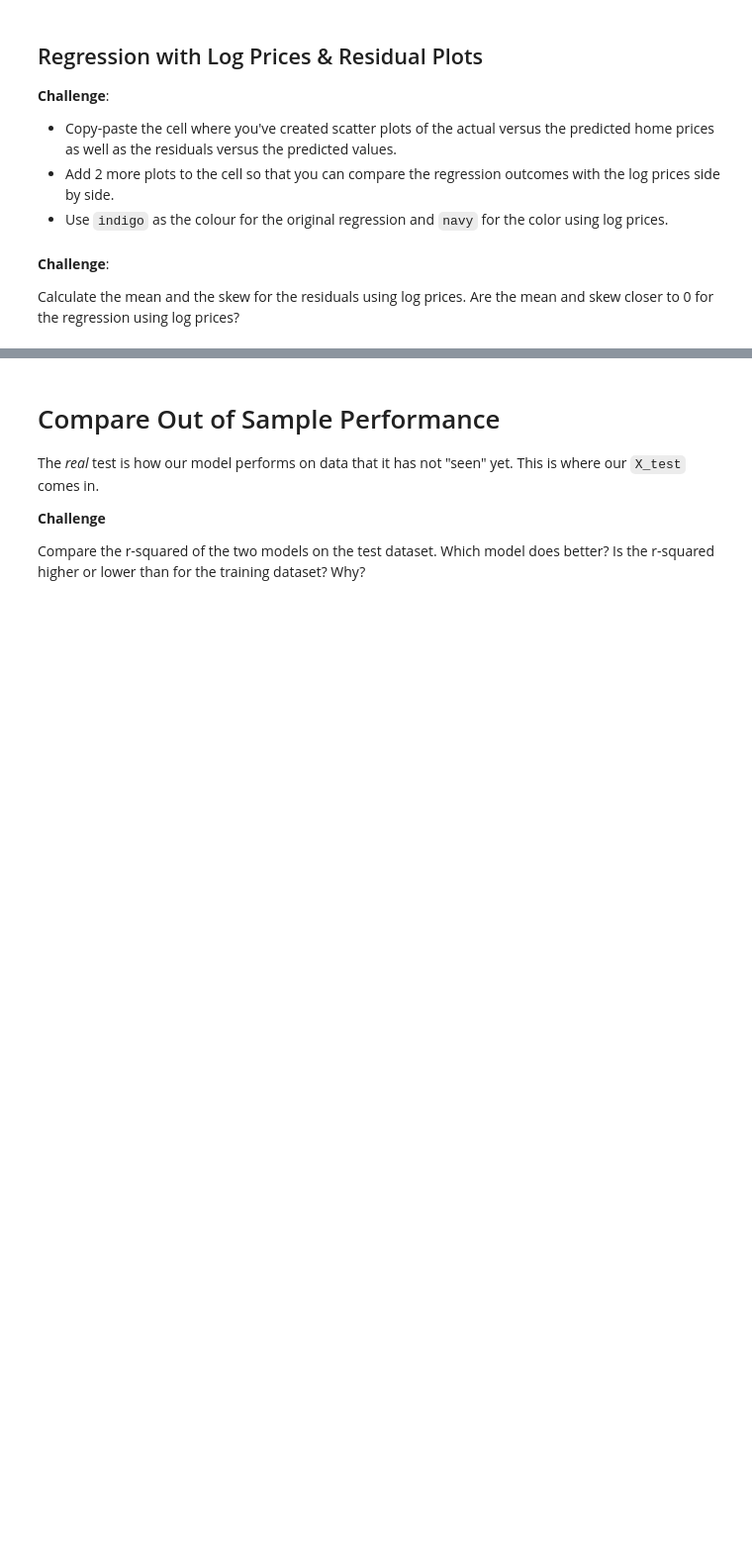
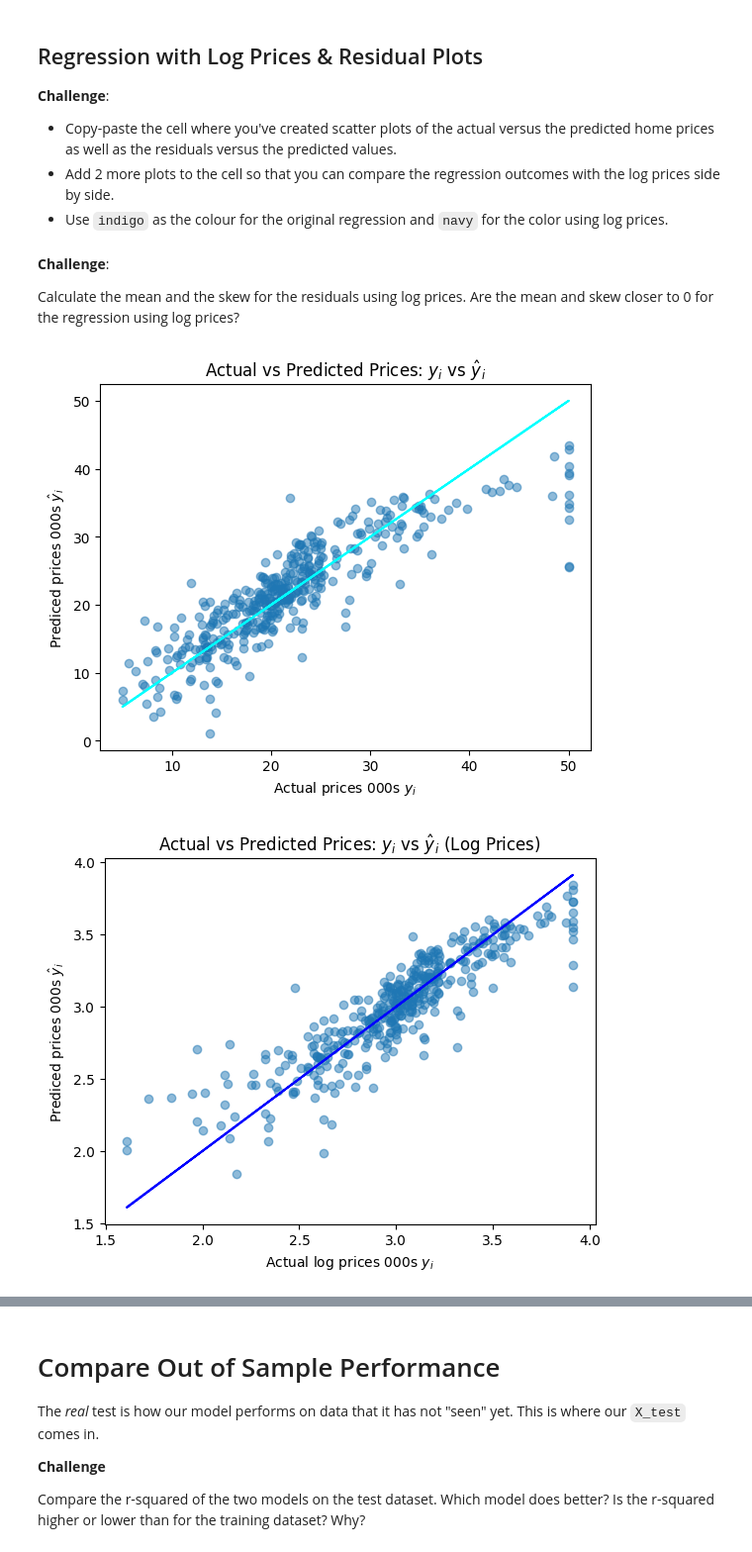
Before and after one commit to thandora/100-days-of-code-udemy, a Jupyter notebook: day-080-capstone-house-prices/house-prices.ipynb, the cells around one changed output, grey strips where cells are left out. Shown at 99% size. Saved outputs shown, nothing was run; the diff lists cells and outputs as text; code cells hidden in the pictures; blank space fills up the shorter version.

```diff
--- a/day-080-capstone-house-prices/house-prices.ipynb
+++ b/day-080-capstone-house-prices/house-prices.ipynb
@@ -689,0 +705,10 @@ $$ \log (PR \hat ICE) = \theta _0 + \theta _1 RM + \theta _2 NOX + \theta_3 DIS
+# %%
+# Regression
+new_regress = LinearRegression()
+new_regress.fit(X_train, new_y_train)
+new_rsquared = new_regress.score(X_train, new_y_train)
+
+new_predictions = new_regress.predict(X_train)
+new_residuals = new_y_train - new_predictions
+
+print(f"New r-squared: {new_rsquared:.2f}")
@@ -709,3 +759,36 @@ Hint: Use a DataFrame to make the output look pretty.
 **Challenge**:
 
 Calculate the mean and the skew for the residuals using log prices. Are the mean and skew closer to 0 for the regression using log prices?
+# %%
+# Residual = Actual - Predicted
+predicted_price = regress.predict(X_train)
+residuals = y_train - predicted_price
+# %%
+# Actual vs predicted prices (Original)
+
+# Plot
+plt.scatter(x=y_train, y=predicted_price, alpha=0.5)
+plt.plot(y_train, y_train, color="cyan")
+
+# Format
+plt.title(f"Actual vs Predicted Prices: $y_i$ vs $\hat y_i$")
+plt.xlabel("Actual prices 000s $y_i$")
+plt.ylabel("Prediced prices 000s $\hat y _i$")
+
+plt.show()
+
+
+# Actual vs predicted prices (Log Prices)
+# Plot
+plt.scatter(x=new_y_train, y=new_predictions, alpha=0.5)
+plt.plot(new_y_train, new_y_train, color="blue")
+
+# Format
+plt.title(f"Actual vs Predicted Prices: $y_i$ vs $\hat y_i$ (Log Prices)")
+plt.xlabel("Actual log prices 000s $y_i$")
+plt.ylabel("Prediced prices 000s $\hat y _i$")
+
+plt.show()
+# %% [output]
+[figure, added]
+[figure, added]
```
Also changed, not shown: parts of 13 cells of this notebook.
